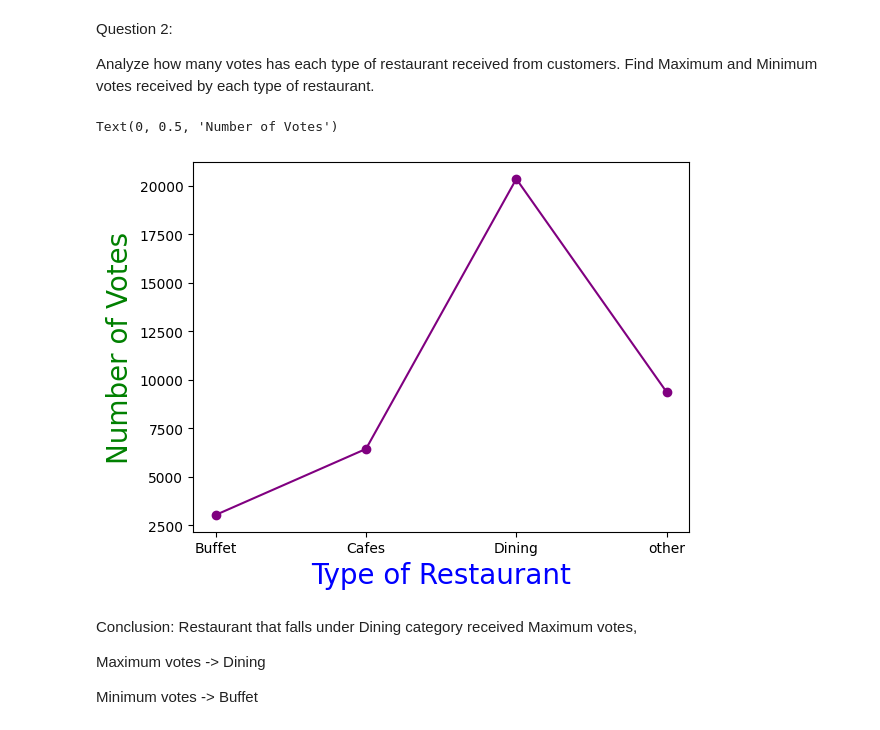
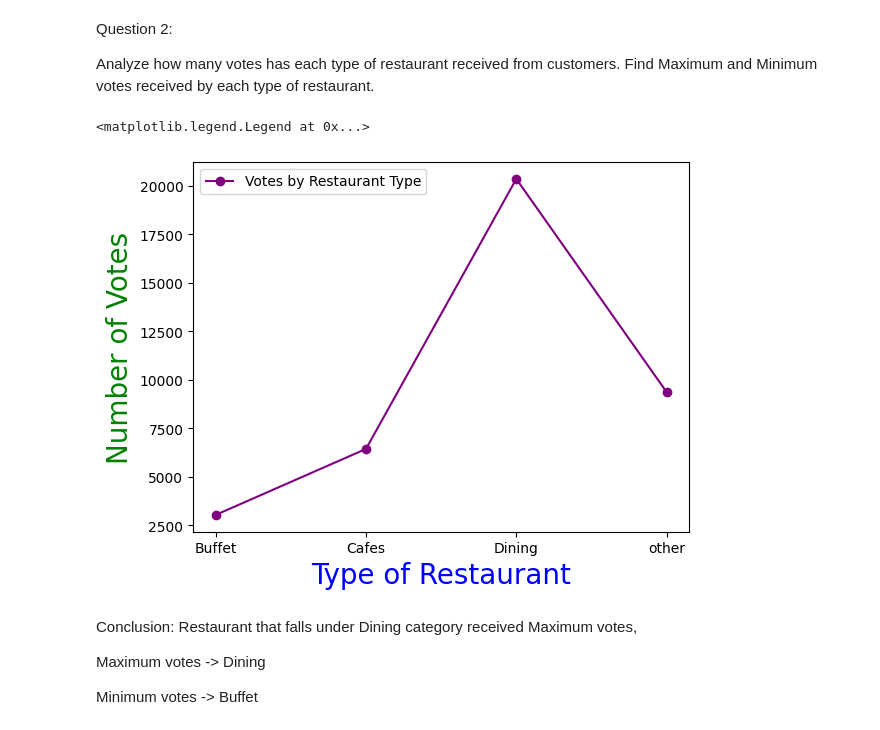
Before and after one commit to Vanshaj14Mohan/Zomata-Data-Analysis, a Jupyter notebook: Files/main.ipynb, the cells around one changed output. Drawn from its saved outputs; the diff is of its cells as text; code cells hidden in the pictures.

```diff
--- a/Files/main.ipynb
+++ b/Files/main.ipynb
@@ -116,12 +116,13 @@ Analyze how many votes has each type of restaurant received from customers. Find
 # %%
 group_data = df.groupby("listed_in(type)")["votes"].sum()
 res = pd.DataFrame({"votes": group_data})
-plt.plot(res, color="purple", marker="o")
+plt.plot(res, color="purple", marker="o", label="Votes by Restaurant Type")
 plt.xlabel("Type of Restaurant", color="Blue", size=20)
 plt.ylabel("Number of Votes", color="Green", size=20)
+plt.legend()
 # %% [output]
-Text(0, 0.5, 'Number of Votes')
+<matplotlib.legend.Legend at 0x...>
-[figure, old version]
+[figure, new version]
 # %% [markdown]
 Conclusion: Restaurant that falls under Dining category received Maximum votes,
 
```
Also changed, not shown: parts of 3 cells of this notebook.
